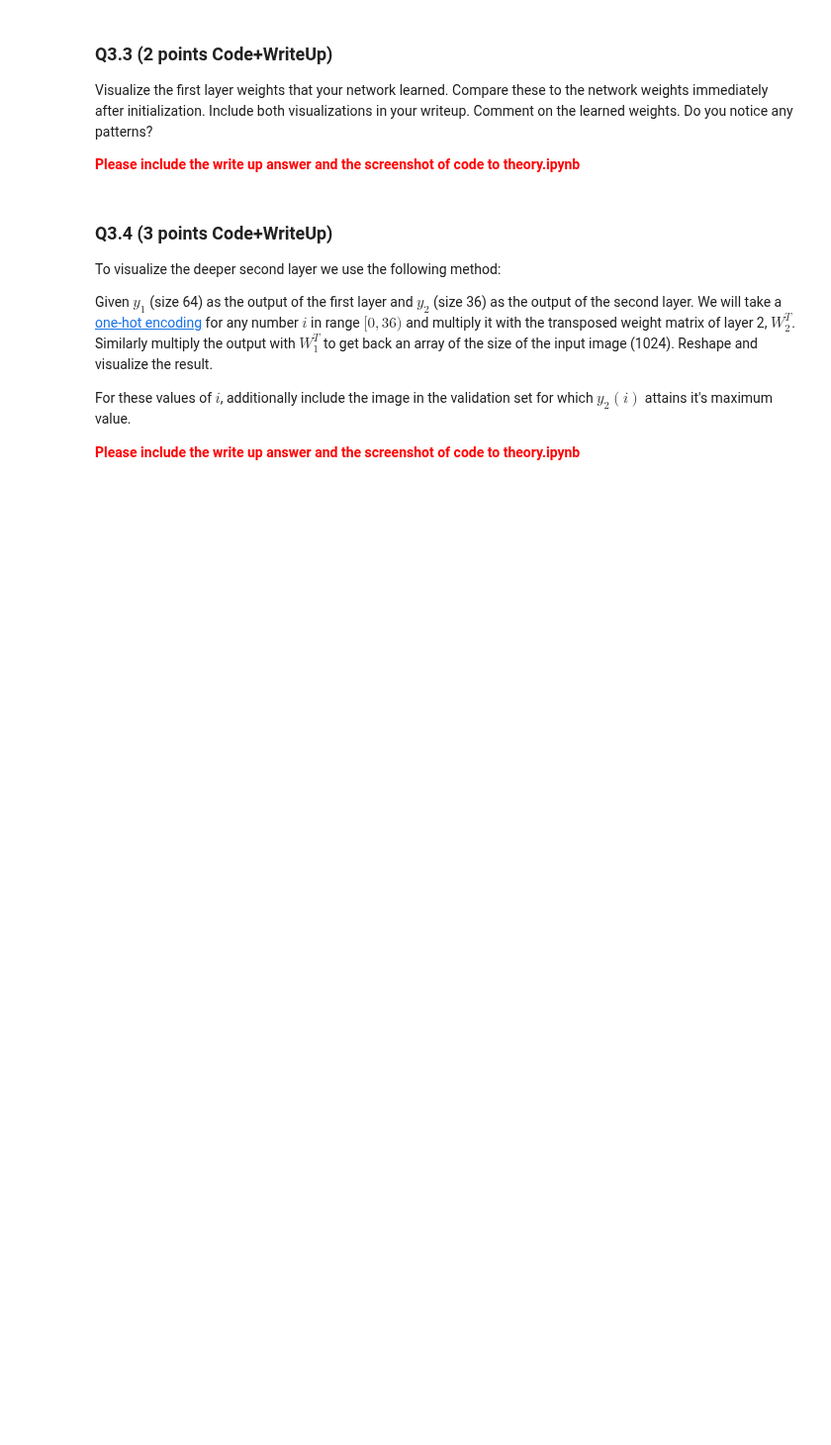
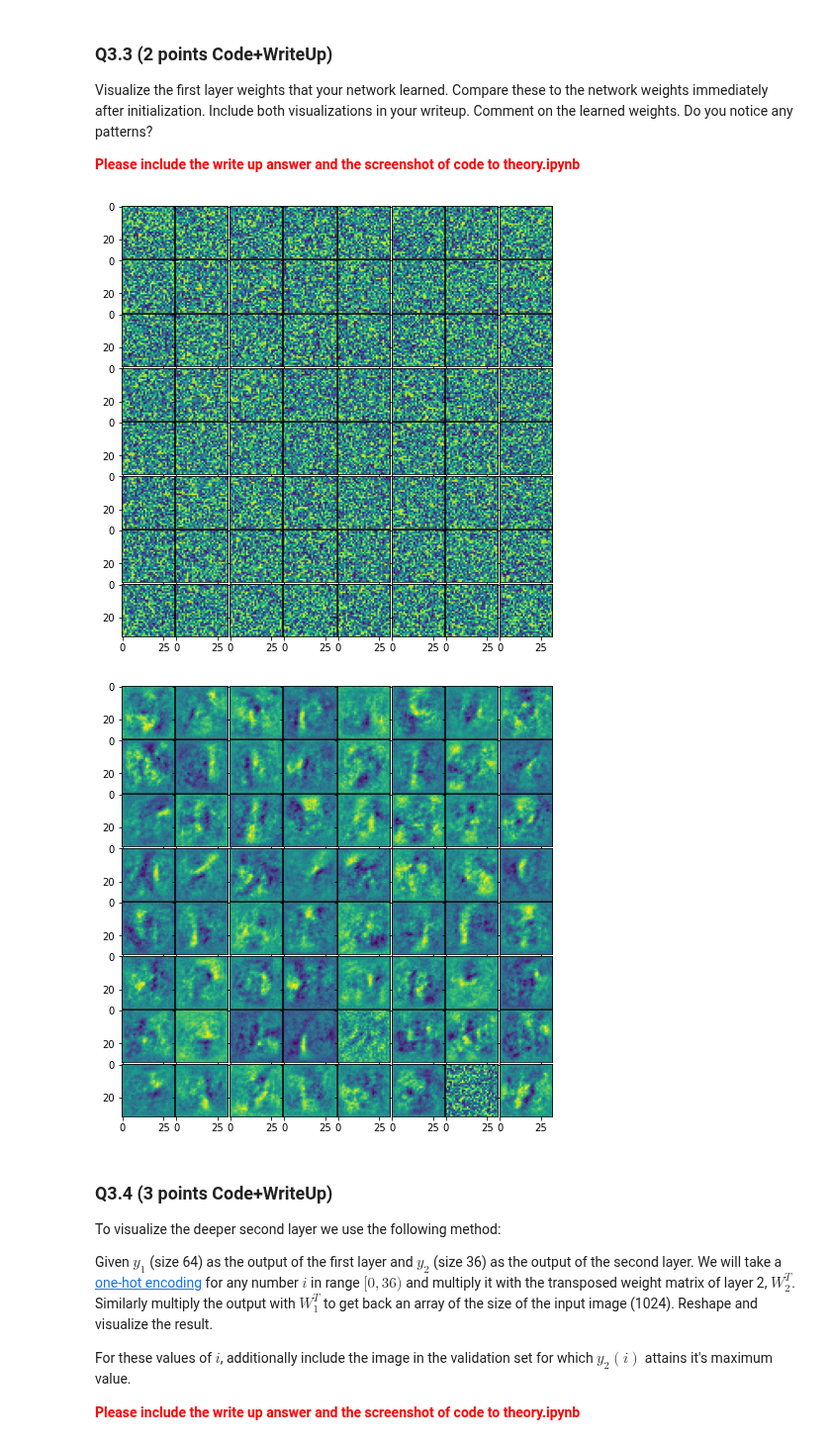
Before and after one commit to FranzEricSchneider/szeliski-algorithms-n-apps, a Jupyter notebook: class/hw3/q3.ipynb, the cells around one changed output. Shown at 99% size. Cells and saved outputs as stored; diff of their text form; code cells hidden in the pictures; blank space fills up the shorter version.

```diff
--- a/class/hw3/q3.ipynb
+++ b/class/hw3/q3.ipynb
@@ -90,11 +247,38 @@ Visualize the first layer weights that your network learned. Compare these to th
 
 <font color="red">**Please include the write up answer and the screenshot of code to theory.ipynb**</font>
 # %%
+import pickle
 import matplotlib.pyplot as plt
 from mpl_toolkits.axes_grid1 import ImageGrid
 # Please put your code for Q3.3 here
 # YOUR CODE HERE
-raise NotImplementedError()
+
+train_data = scipy.io.loadmat('data/nist36_train.mat')
+valid_data = scipy.io.loadmat('data/nist36_valid.mat')
+
+train_x, train_y = train_data['train_data'], train_data['train_labels']
+valid_x, valid_y = valid_data['valid_data'], valid_data['valid_labels']
+
+hidden_size = 64
+params = {}
+
+initialize_weights(in_size=train_x.shape[1],
+                   out_size=hidden_size,
+                   params=params,
+                   name="layer1")
+starter_W = params['Wlayer1'].T
+final_params = pickle.load(open('q3_weights.pickle','rb'))
+final_W = final_params['Wlayer1'].T
+
+for group, name in zip([starter_W, final_W], ["initialization", "learned"]):
+    figure = plt.figure(figsize=(8, 8))
+    grid = ImageGrid(figure, 111, nrows_ncols=(8, 8), axes_pad=0.02)
+    for axis, weights in zip(grid, group):
+        axis.imshow(weights.reshape((32, 32)))
+    plt.savefig(f"{name}_weights.png")
+# %% [output]
+[figure, added]
+[figure, added]
 # %% [markdown]
 ### Q3.4 (3 points Code+WriteUp)
 To visualize the deeper second layer we use the following method:
```
Also changed, not shown: parts of 5 cells of this notebook, 3 other files.
